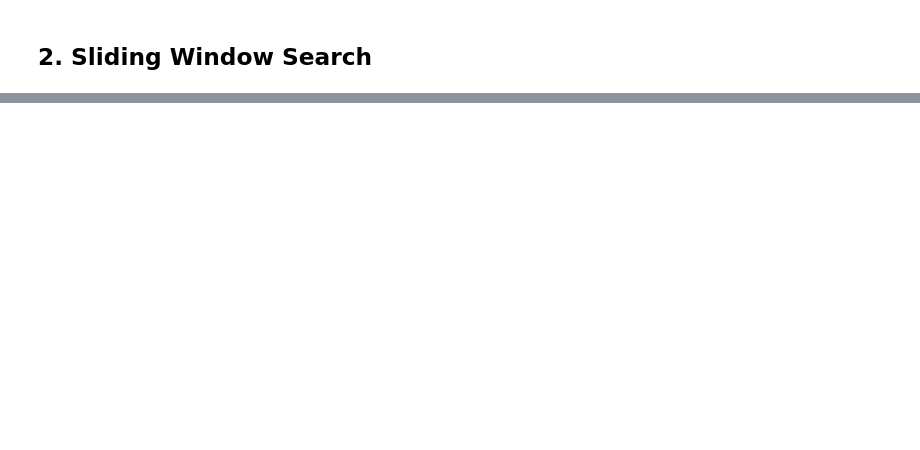
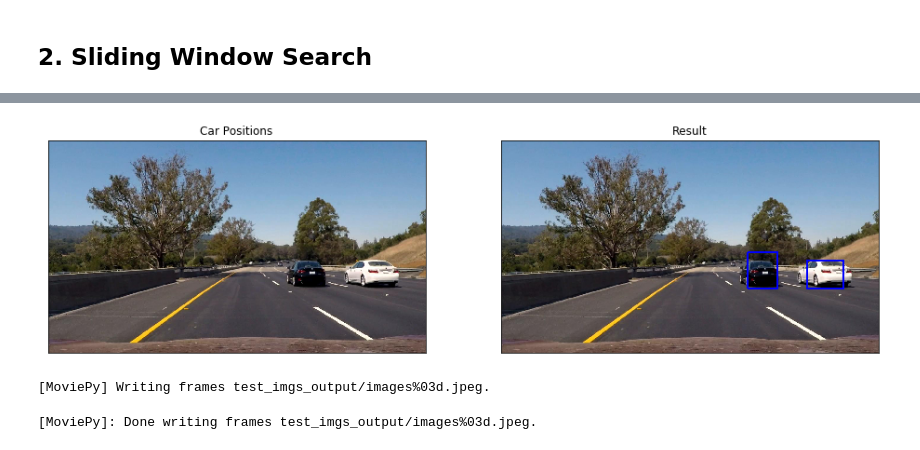
Before and after one commit to xingliuUT/CarND-Vehicle-Detection, a Jupyter notebook: vehicle_detection.ipynb, the cells around one changed output, grey strips where cells are left out. Drawn from its saved outputs; the diff is of its cells as text; code cells hidden in the pictures; blank space fills up the shorter version.

```diff
--- a/vehicle_detection.ipynb
+++ b/vehicle_detection.ipynb
@@ -309,0 +379,19 @@ ax[1].set_yticks(())
+# %%
+img = mpimg.imread('./test_images/images000.jpeg')
+vehicle_detector = VehicleDetector()
+
+result = vehicle_detector.pipeline(img)
+
+fig, ax = plt.subplots(1, 2, figsize = (16, 12))
+ax[0].imshow(img)
+ax[0].set_title('Car Positions')
+ax[0].set_xticks(())
+ax[0].set_yticks(())
+ax[1].imshow(result)
+ax[1].set_title('Result')
+ax[1].set_xticks(())
+ax[1].set_yticks(())
+#image_path = './output_images/final_pipeline.jpg'
+#plt.savefig(image_path)
+# %% [output]
+[figure, added]
@@ -309,0 +402,11 @@ ax[1].set_yticks(())
+# %%
+# output test images from video
+output_dir = "test_imgs_output/"
+if not os.path.exists(output_dir):
+    os.mkdir(output_dir)
+clip1 = VideoFileClip("test_video.mp4")
+clip_out = clip1.to_images_sequence(output_dir + 'images%03d.jpeg') #NOTE: this function expects color images!!
+#%time clip_out.write_videofile(output_dir + 'project_video_with_lane3.mp4', audio=False)
+# %% [output]
+[MoviePy] Writing frames test_imgs_output/images%03d.jpeg.
+[MoviePy]: Done writing frames test_imgs_output/images%03d.jpeg.
```
Also changed, not shown: parts of 16 cells of this notebook, 4 other files.
